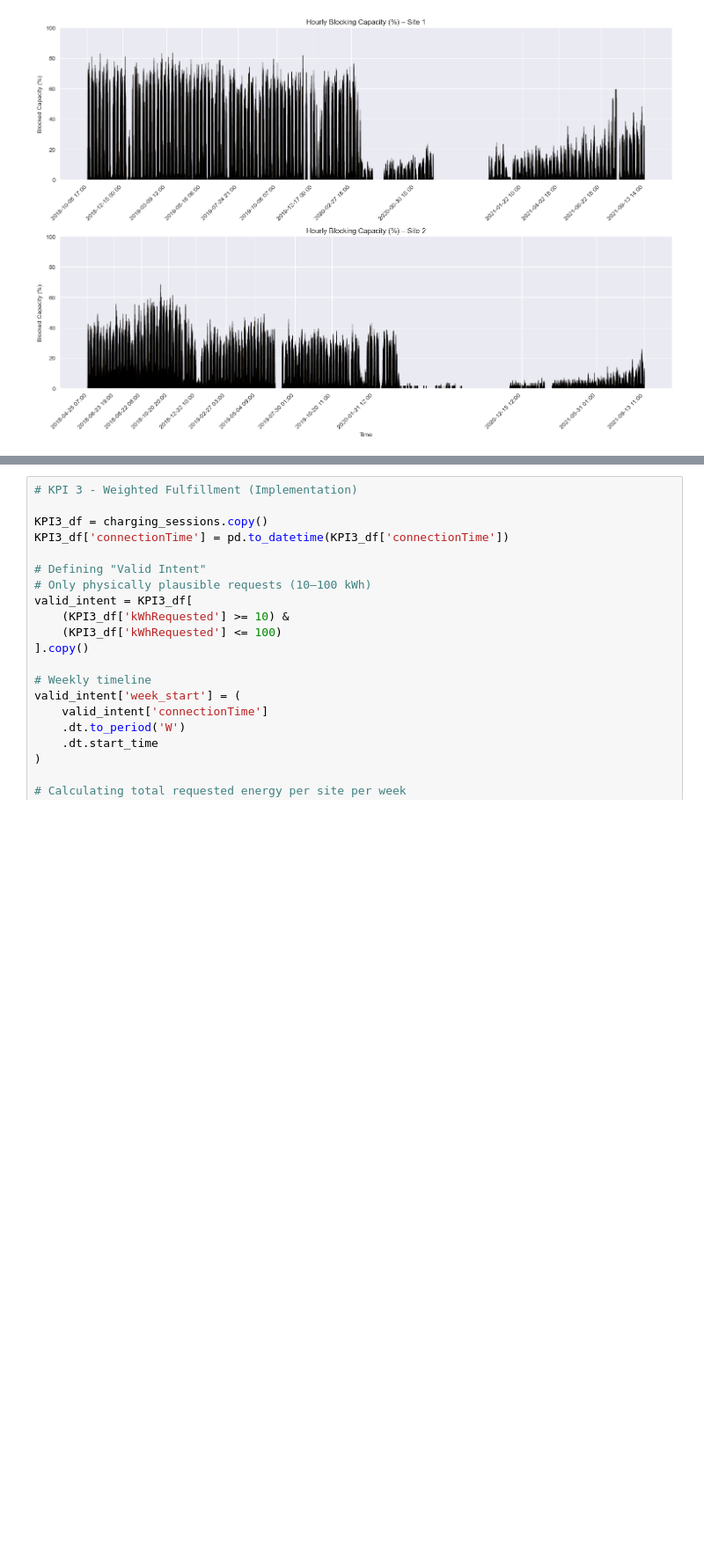
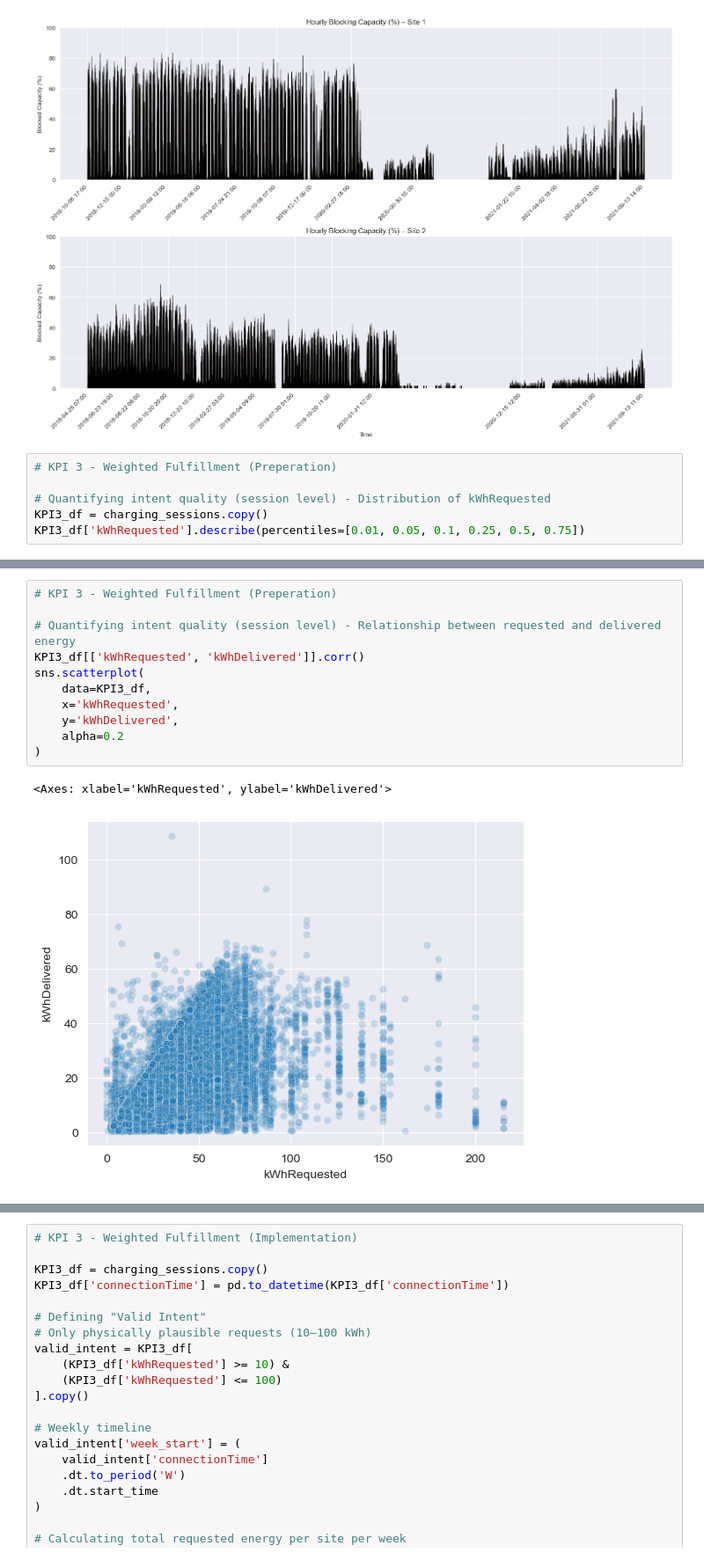
Before and after one commit to dfd0430/wiso, a Jupyter notebook: main.ipynb, the cells around one changed output, grey strips where cells are left out. Shown at 88% size. Saved outputs shown, nothing was run; the diff lists cells and outputs as text; blank space fills up the shorter version.

```diff
--- a/main.ipynb
+++ b/main.ipynb
@@ -372,3 +372,9 @@ plt.tight_layout()
 plt.show()
 # %% [output]
 [figure]
+# %%
+# KPI 3 - Weighted Fulfillment (Preperation)
+
+# Quantifying intent quality (session level) - Distribution of kWhRequested
+KPI3_df = charging_sessions.copy()
+KPI3_df['kWhRequested'].describe(percentiles=[0.01, 0.05, 0.1, 0.25, 0.5, 0.75])
@@ -374,0 +394,14 @@ plt.show()
+# %%
+# KPI 3 - Weighted Fulfillment (Preperation)
+
+# Quantifying intent quality (session level) - Relationship between requested and delivered energy
+KPI3_df[['kWhRequested', 'kWhDelivered']].corr()
+sns.scatterplot(
+    data=KPI3_df,
+    x='kWhRequested',
+    y='kWhDelivered',
+    alpha=0.2
+)
+# %% [output]
+<Axes: xlabel='kWhRequested', ylabel='kWhDelivered'>
+[figure, added]
```
Also changed, not shown: parts of 7 cells of this notebook.
